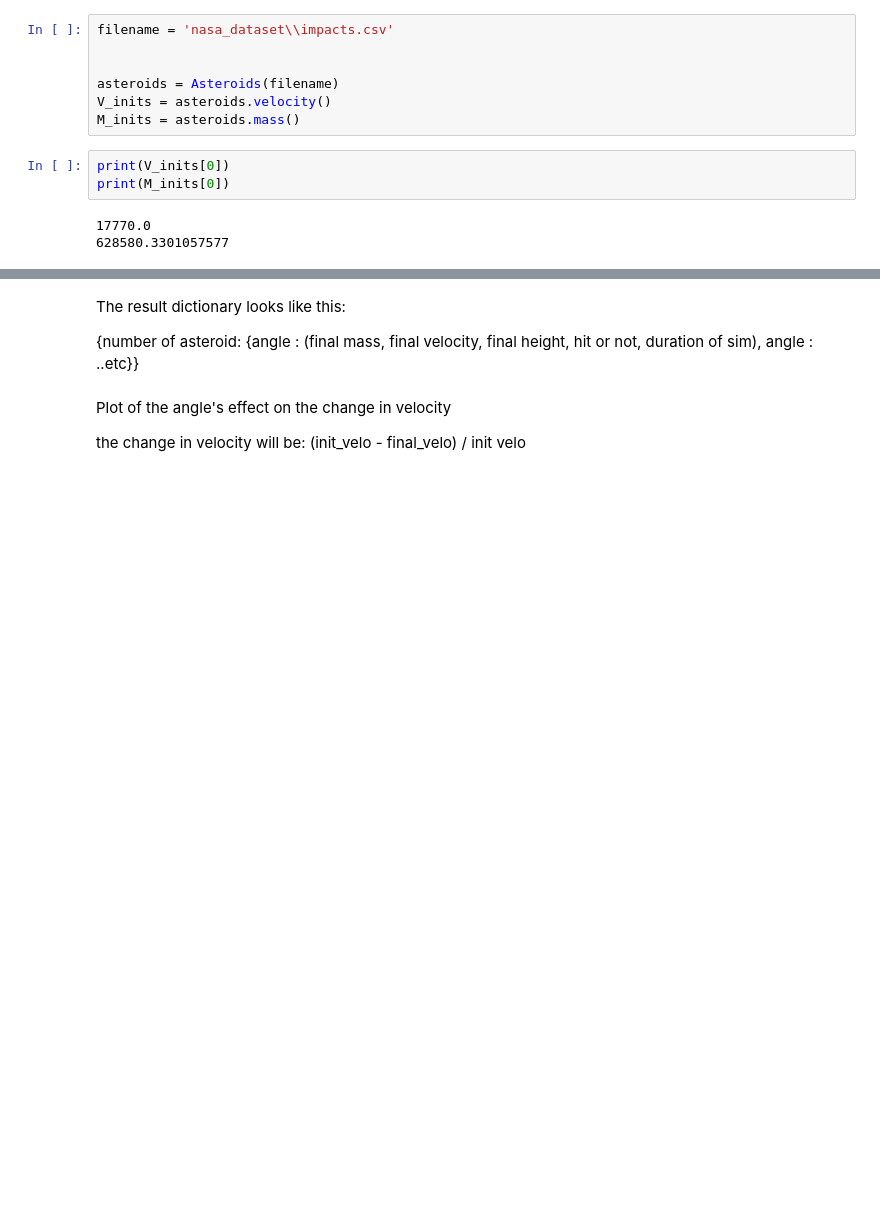
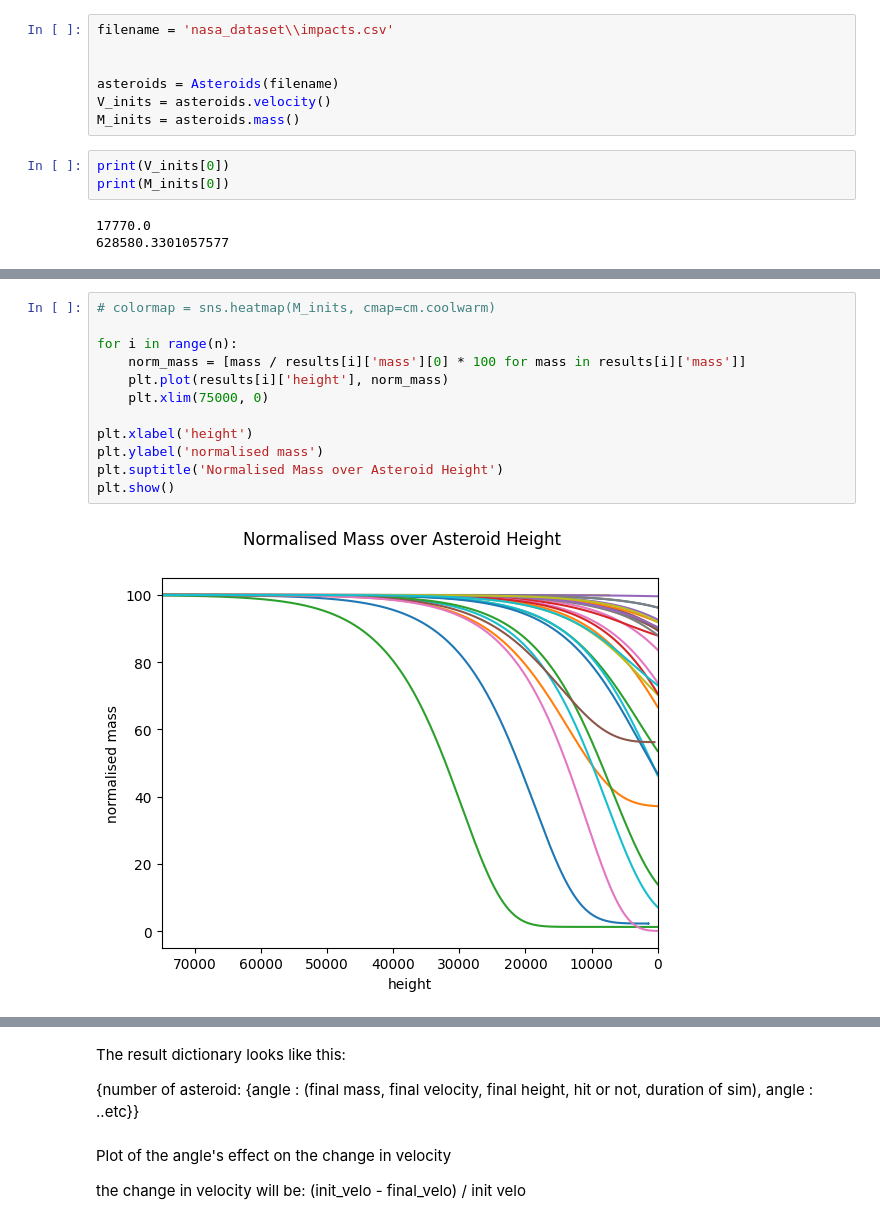
Before and after one commit to koenweverink/Roku-s-Bane, a Jupyter notebook: analysis.ipynb, the cells around one changed output, grey strips where cells are left out. Cells and saved outputs as stored; diff of their text form; blank space fills up the shorter version.

```diff
--- a/analysis.ipynb
+++ b/analysis.ipynb
@@ -122,0 +106,14 @@ defaultdict(<class 'dict'>, {0: {34.43367321346314: (15350.497591588384, 3746.76
+# %%
+# colormap = sns.heatmap(M_inits, cmap=cm.coolwarm)
+
+for i in range(n):
+    norm_mass = [mass / results[i]['mass'][0] * 100 for mass in results[i]['mass']]
+    plt.plot(results[i]['height'], norm_mass)
+    plt.xlim(75000, 0)
+
+plt.xlabel('height')
+plt.ylabel('normalised mass')
+plt.suptitle('Normalised Mass over Asteroid Height')
+plt.show()
+# %% [output]
+[figure, added]
```
Also changed, not shown: parts of 10 cells of this notebook, 1 other file.
